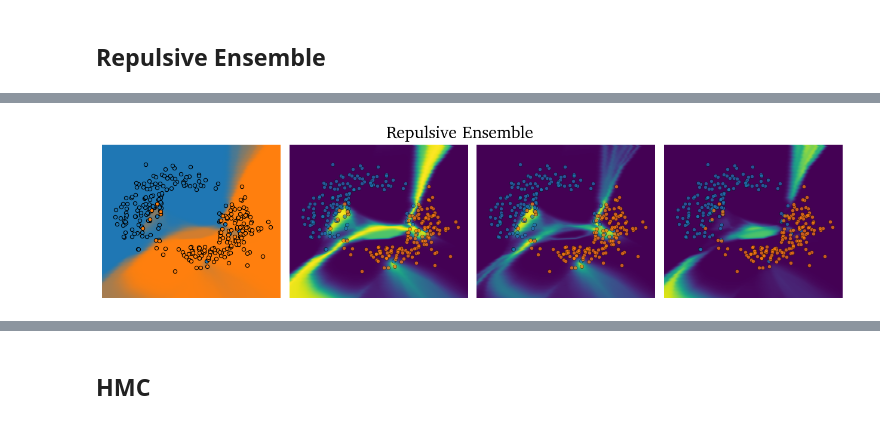
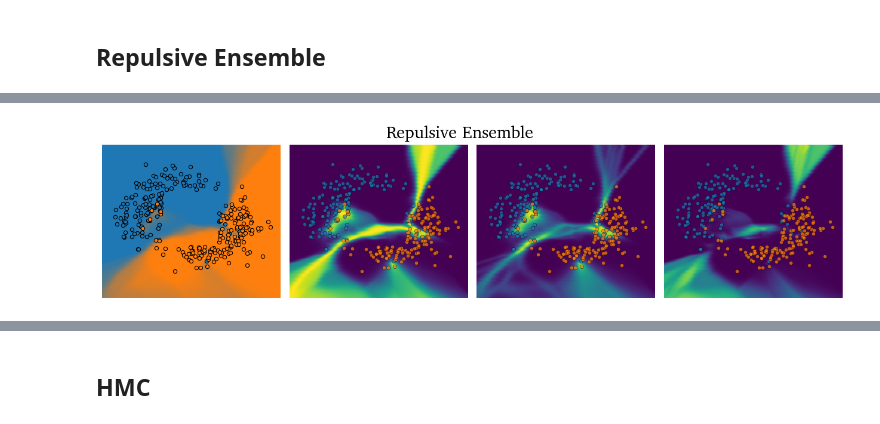
Before and after one commit to ramonpeter/UQveraiphy, a Jupyter notebook: classification/jax_classify.ipynb, the cells around one changed output, grey strips where cells are left out. Saved outputs shown, nothing was run; the diff lists cells and outputs as text; code cells hidden in the pictures.

```diff
--- a/classification/jax_classify.ipynb
+++ b/classification/jax_classify.ipynb
@@ -75,4 +47,7 @@ key = jr.PRNGKey(cfg.seed)
 # %%
+cfg = Config(n_member=10)
+key = jr.PRNGKey(cfg.seed)
+
 data = gen_data(cfg.n_obs, cfg.noise, cfg.seed)
 mean, std = data["X"].mean(0), data["X"].std(0)
 grid = create_test_grid(cfg.x_lim, cfg.y_lim, cfg.resolution)
@@ -231,35 +81,2 @@ plt.savefig("figures/class_det_ens.pdf", dpi=300, bbox_inches="tight")
 # %% [markdown]
 ## Repulsive Ensemble
-# %%
-def train_repulsive_ensemble(
-    data: dict[str, Array], steps: int, key: PRNGKeyArray, n_member: int = 5
-) -> Ensemble:
-    model = Ensemble(lambda k: MLP(k), n_member=n_member, key=key)
-    optim = optax.adamw(cfg.lr, weight_decay=cfg.wd)
-    opt_state = optim.init(eqx.filter(model, eqx.is_array))
-
-    @eqx.filter_jit
-    def make_step(model, opt_state, x, y):
-        def loss_fn(model, x, y):
-            logits = eqx.filter_vmap(model)(x)
-            bce = jax.vmap(binary_cross_entropy, (1, None))(logits, y)
-            k = rbf_with_median_heuristic(bce, jax.lax.stop_gradient(bce))
-            return bce.sum() + jnp.sum(
-                (k.sum(1) / jax.lax.stop_gradient(k).sum(1) - 1) / x.shape[0], 0
-            )
-
-        loss, grads = eqx.filter_value_and_grad(loss_fn)(model, x, y)
-        updates, opt_state = optim.update(
-            grads, opt_state, eqx.filter(model, eqx.is_array)
-        )
-        model = eqx.apply_updates(model, updates)
-        return model, opt_state, loss
-
-    X = data["X"]
-    X = (X - X.mean(0)) / (X.std(0) + 1e-6)
-    for step in range(steps):
-        model, opt_state, loss = make_step(model, opt_state, X, data["label"])
-        if step % 500 == 0:
-            print(f"Step {step}, Loss: {loss:.4f}")
-
-    return model
@@ -279,13 +83,18 @@ Step 4500, Loss: 0.4036
 # %%
+key, subkey = jr.split(key)
+rep_ensemble = train_repulsive_ensemble(
+    data, cfg.n_steps, subkey, cfg, n_member=cfg.n_member
+)
+
 logits = jax.vmap(rep_ensemble)(norm_grid)
 plot_res_sample(
     data,
     grid=grid,
     x_lim=cfg.x_lim,
     y_lim=cfg.y_lim,
     logits=logits,
     title="Repulsive Ensemble",
 )
 plt.savefig("figures/class_det_rep_ens.pdf", dpi=300, bbox_inches="tight")
 # %% [output]
-[figure, old version]
+[figure, new version]
```
Also changed, not shown: parts of 29 cells of this notebook, 8 other files.
